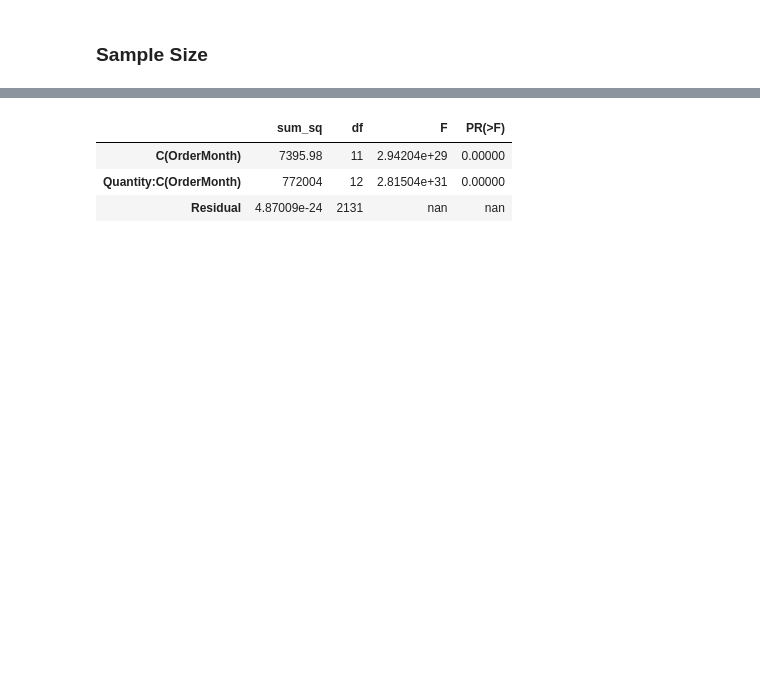
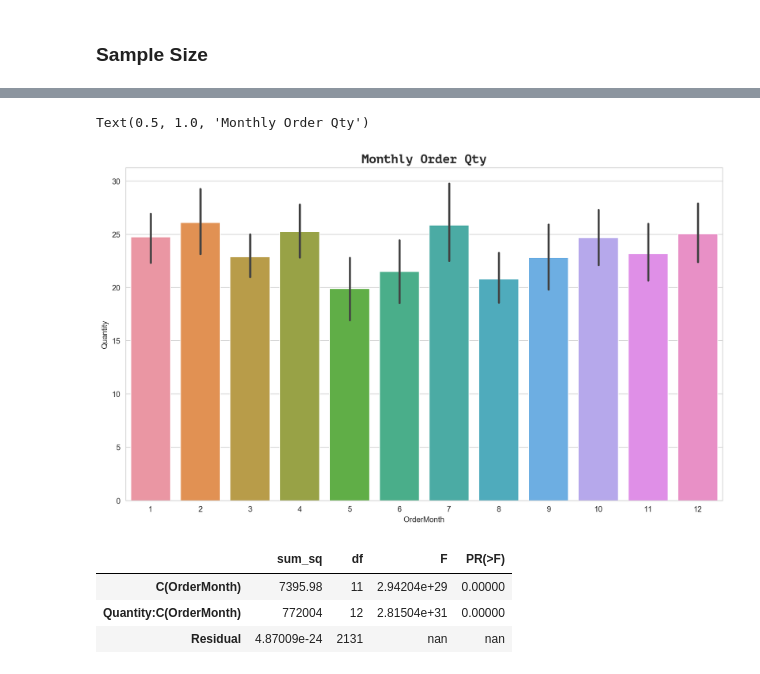
Before and after one commit to alphasentaurii/northwind-sql-database-project, a Jupyter notebook: student.ipynb, the cells around one changed output, grey strips where cells are left out. Saved outputs shown, nothing was run; the diff lists cells and outputs as text; code cells hidden in the pictures; blank space fills up the shorter version.

```diff
--- a/student.ipynb
+++ b/student.ipynb
@@ -1295,3 +1244,18 @@ Text(0.5, 1.0, 'Monthly Order Qty')
+# %%
+sns.set_style("whitegrid")
+%config InlineBackend.figure_format='retina'
+%matplotlib inline
+
+
+# Check if sample sizes allow us to ignore assumptions;
+# visualize sample size comparisons for two groups (normality check)
+fig = plt.figure(figsize=(14,8))
+ax = fig.gca()
+ax = sns.barplot(x='OrderMonth', y='Quantity', data=df_monthly)
+ax.set_title('Monthly Order Qty', fontdict={'family': 'PT Mono', 'size':16})
+# %% [output]
+Text(0.5, 1.0, 'Monthly Order Qty')
+[figure, added]
 # %%
 # Anova Test - Season + Quantity ()
 
```
Also changed, not shown: parts of 20 cells of this notebook, 1 other file.
